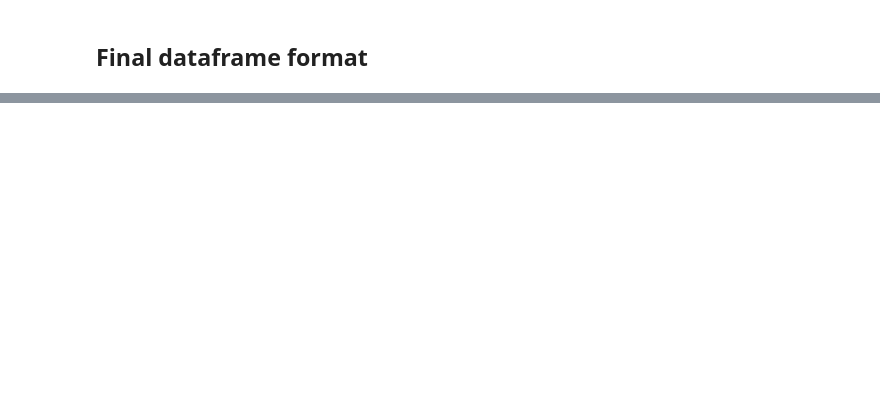
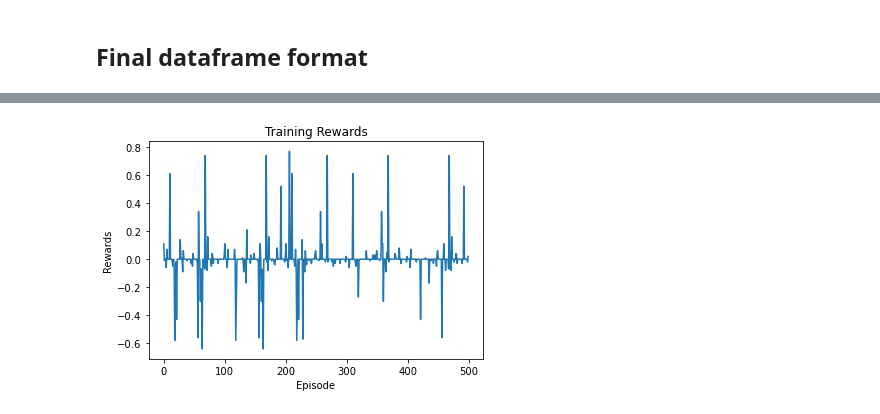
Before and after one commit to satijakritik/fyp22068, a Jupyter notebook: crypto-market-simulator.ipynb, the cells around one changed output, grey strips where cells are left out. Saved outputs shown, nothing was run; the diff lists cells and outputs as text; code cells hidden in the pictures; blank space fills up the shorter version.

```diff
--- a/crypto-market-simulator.ipynb
+++ b/crypto-market-simulator.ipynb
@@ -435,0 +446,9 @@ await twap(1671464378, 1671464378+100, 5, side = "sell", quantity = 1000)
+# %%
+fig, ax = plt.subplots()
+ax.plot(rewards)
+ax.set_xlabel('Episode')
+ax.set_ylabel('Rewards')
+ax.set_title(f'Training Rewards')
+plt.show()
+# %% [output]
+[figure, added]
```
Also changed, not shown: parts of 33 cells of this notebook, 5 other files.
